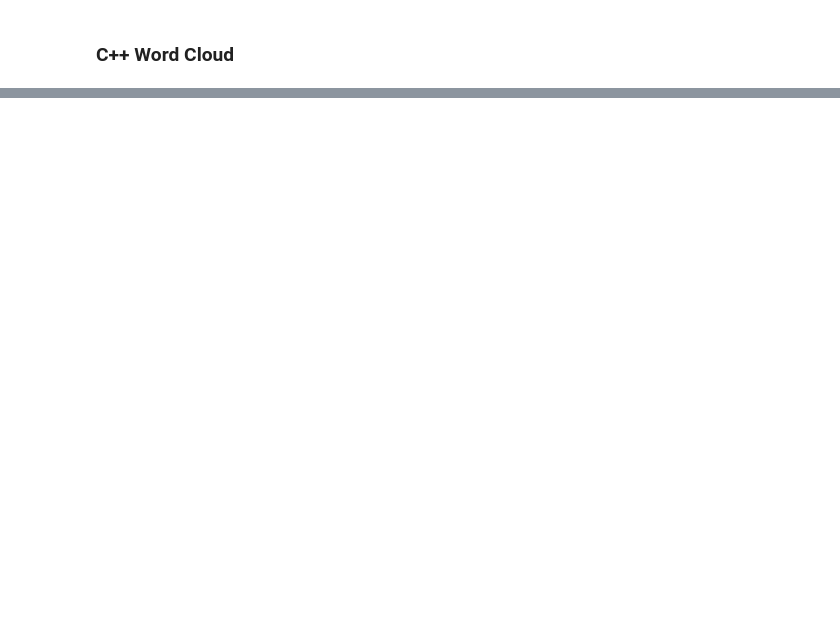
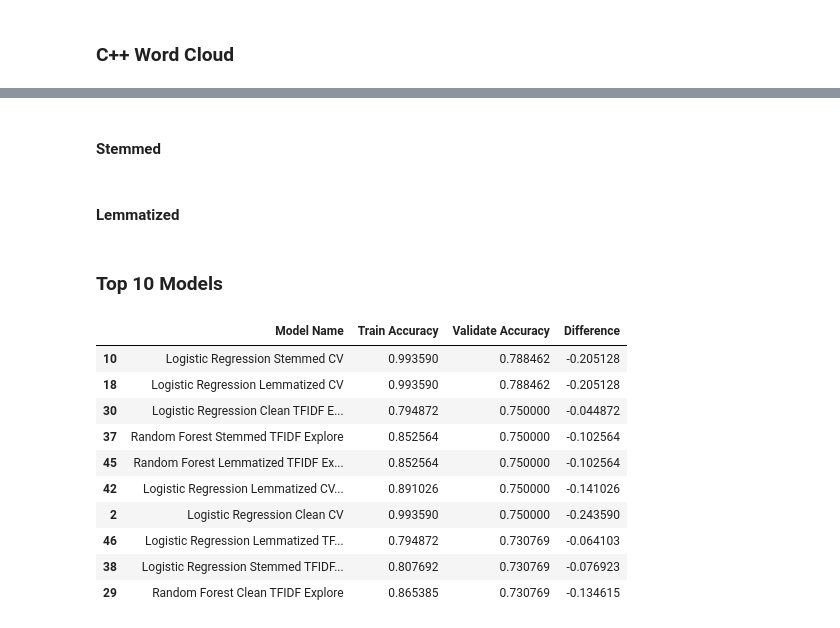
Before and after one commit to team-nlp-project/team-nlp-project, a Jupyter notebook: predicting_repository_language_final.ipynb, the cells around one changed output, grey strips where cells are left out. Cells and saved outputs as stored; diff of their text form; code cells hidden in the pictures; blank space fills up the shorter version.

```diff
--- a/predicting_repository_language_final.ipynb
+++ b/predicting_repository_language_final.ipynb
@@ -404,0 +419,8 @@ plt.show()
+# %%
+# create list of model objects to use with different bags of words and vectorization methodologies
+models = [
+    DecisionTreeClassifier(max_depth=5, random_state=123),
+    RandomForestClassifier(max_depth=5, random_state=123),
+    LogisticRegression(random_state=123),
+    KNeighborsClassifier(n_neighbors=5)
+        ]
@@ -404,0 +548,2 @@ plt.show()
+# %% [markdown]
+#### Stemmed
@@ -404,0 +576,2 @@ plt.show()
+# %% [markdown]
+#### Lemmatized
@@ -404,0 +604,18 @@ plt.show()
+# %% [markdown]
+### Top 10 Models
+# %%
+# lets take a look at results so far
+top_10 = metric_df.sort_values(by=['Validate Accuracy', 'Difference'], ascending=False).head(10)
+top_10
+# %% [output]
+|  | Model Name | Train Accuracy | Validate Accuracy | Difference |
+| 10 | Logistic Regression Stemmed CV | 0.993590 | 0.788462 | -0.205128 |
+| 18 | Logistic Regression Lemmatized CV | 0.993590 | 0.788462 | -0.205128 |
+| 30 | Logistic Regression Clean TFIDF E... | 0.794872 | 0.750000 | -0.044872 |
+| 37 | Random Forest Stemmed TFIDF Explore | 0.852564 | 0.750000 | -0.102564 |
+| 45 | Random Forest Lemmatized TFIDF Ex... | 0.852564 | 0.750000 | -0.102564 |
+| 42 | Logistic Regression Lemmatized CV... | 0.891026 | 0.750000 | -0.141026 |
+| 2 | Logistic Regression Clean CV | 0.993590 | 0.750000 | -0.243590 |
+| 46 | Logistic Regression Lemmatized TF... | 0.794872 | 0.730769 | -0.064103 |
+| 38 | Logistic Regression Stemmed TFIDF... | 0.807692 | 0.730769 | -0.076923 |
+| 29 | Random Forest Clean TFIDF Explore | 0.865385 | 0.730769 | -0.134615 |
```
Also changed, not shown: parts of 36 cells of this notebook.
